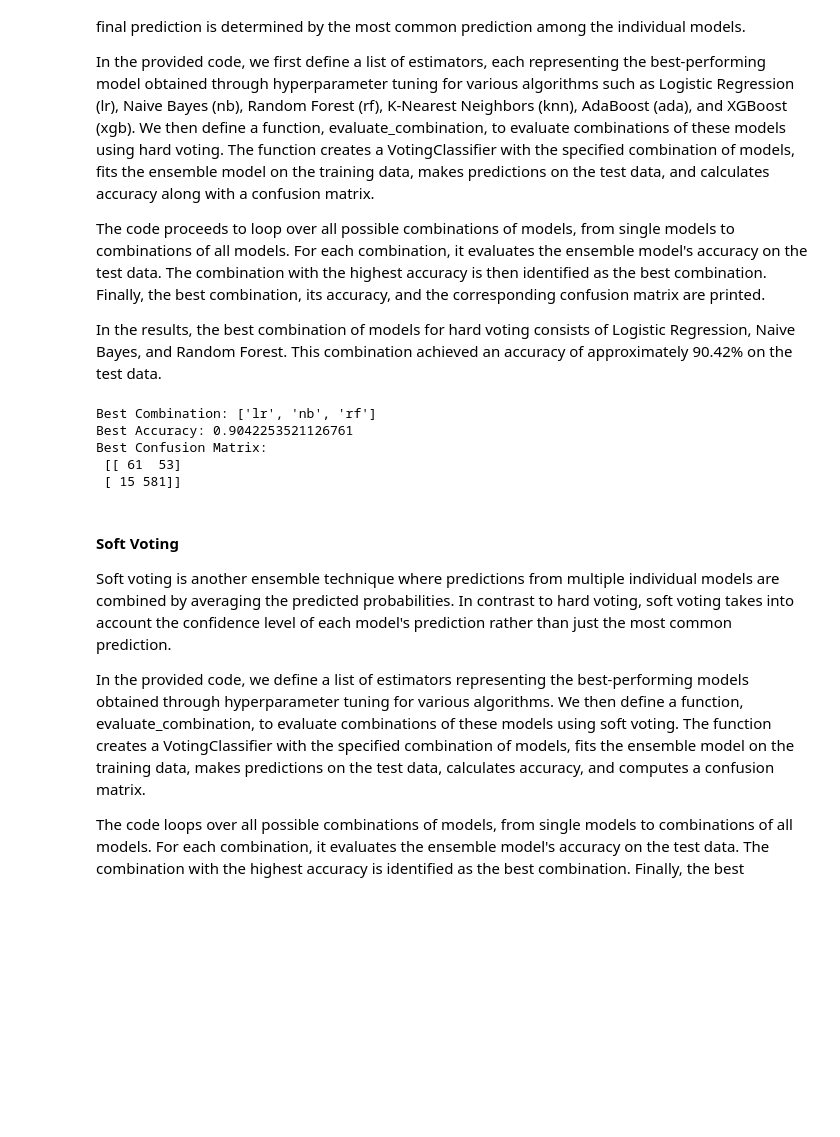
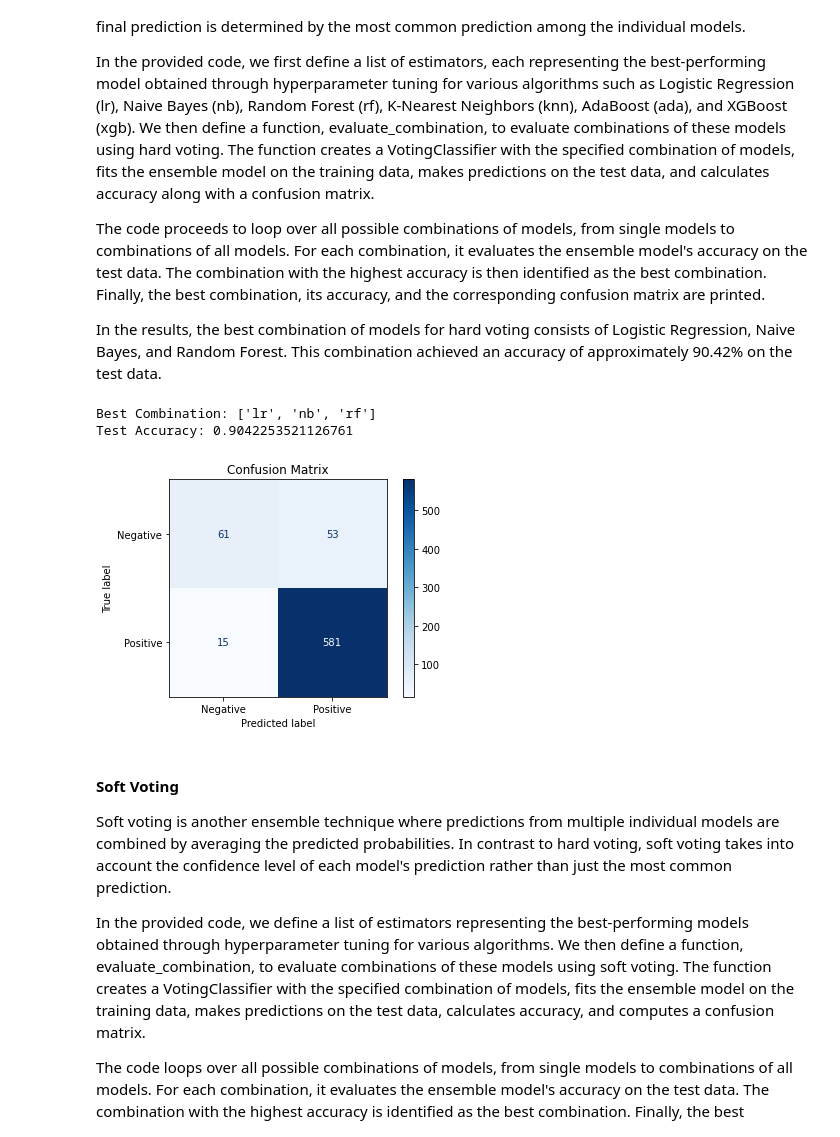
Before and after one commit to DJhesi/NLP_model_X, a Jupyter notebook: Final_notebook.ipynb, the cells around one changed output. Saved outputs shown, nothing was run; the diff lists cells and outputs as text; code cells hidden in the pictures; blank space fills up the shorter version.

```diff
--- a/Final_notebook.ipynb
+++ b/Final_notebook.ipynb
@@ -884,39 +1002,44 @@ def evaluate_combination(combination, X_train, y_train, X_test, y_test):
     y_pred = voting.predict(X_test)
 
     # Calculate accuracy
     accuracy = accuracy_score(y_test, y_pred)
 
     # Compute confusion matrix
     cm = confusion_matrix(y_test, y_pred)
 
     return accuracy, cm
 
 # Loop over all possible combinations of models
 best_accuracy = 0
 best_combination = None
 best_confusion_matrix = None
 
 for r in range(1, len(estimators) + 1):
     for combination in combinations(estimators, r):
         # Evaluate the combination using cross-validation
         accuracy, cm = evaluate_combination(combination, X_train_resampled, y_train_resampled, X_test_tfidf, y_test)
 
         # Update best combination if accuracy is higher
         if accuracy > best_accuracy:
             best_accuracy = accuracy
             best_combination = combination
             best_confusion_matrix = cm
 
 # Print the best combination and its accuracy
 print("Best Combination:", [estimator[0] for estimator in best_combination])
-print("Best Accuracy:", best_accuracy)
-print("Best Confusion Matrix:\n", best_confusion_matrix)
+print("Test Accuracy:", best_accuracy)
+
+# Create ConfusionMatrixDisplay
+disp = ConfusionMatrixDisplay(confusion_matrix=best_confusion_matrix, display_labels=['Negative', 'Positive'])
+
+# Plot confusion matrix
+disp.plot(cmap=plt.cm.Blues)
+plt.title('Confusion Matrix')
+plt.show()
 # %% [output]
 Best Combination: ['lr', 'nb', 'rf']
-Best Accuracy: 0.9042253521126761
-Best Confusion Matrix:
- [[ 61  53]
- [ 15 581]]
+Test Accuracy: 0.9042253521126761
+[figure, added]
 # %% [markdown]
 #### Soft Voting
 Soft voting is another ensemble technique where predictions from multiple individual models are combined by averaging the predicted probabilities. In contrast to hard voting, soft voting takes into account the confidence level of each model's prediction rather than just the most common prediction.
```
Also changed, not shown: parts of 16 cells of this notebook, 7 other files.
